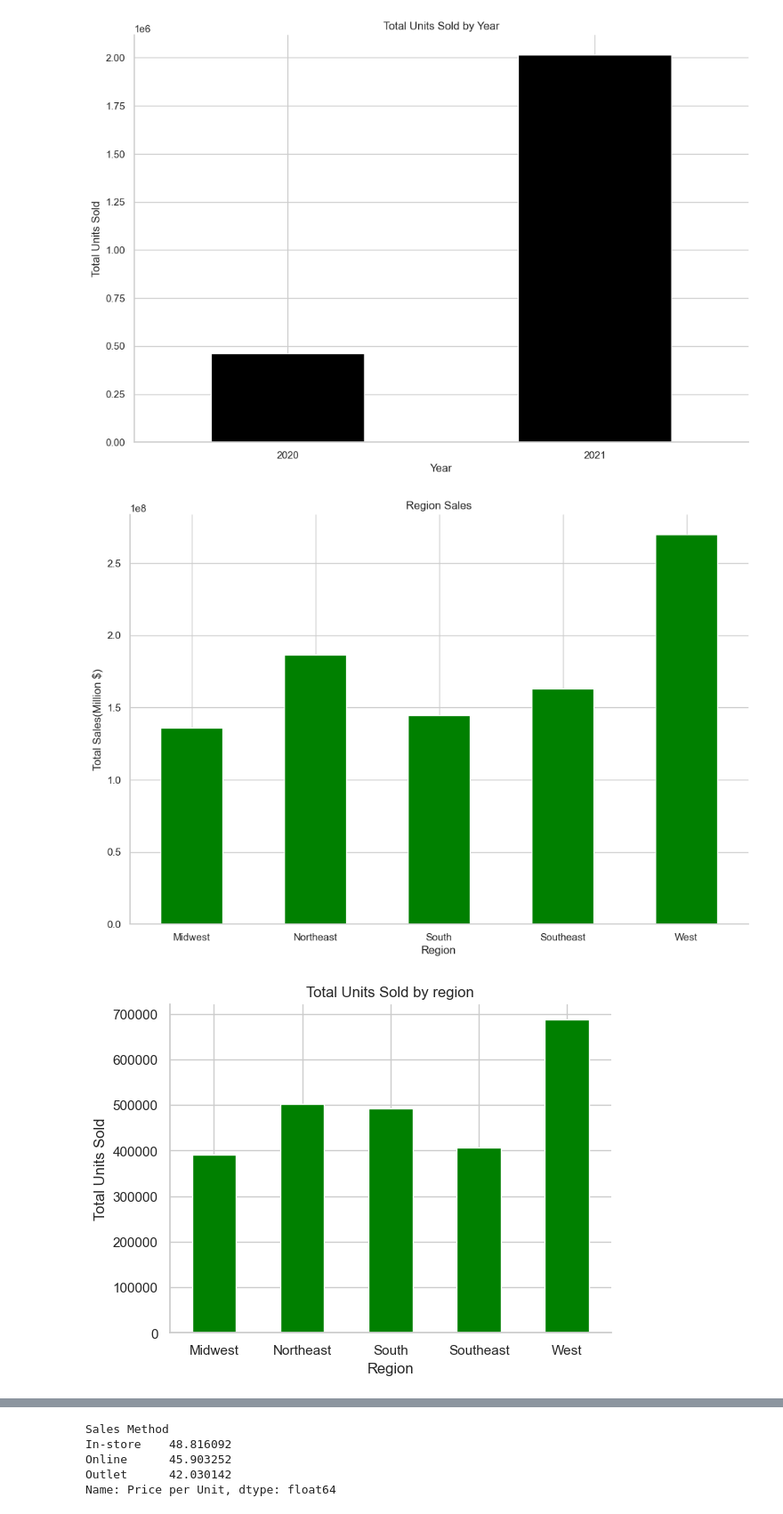
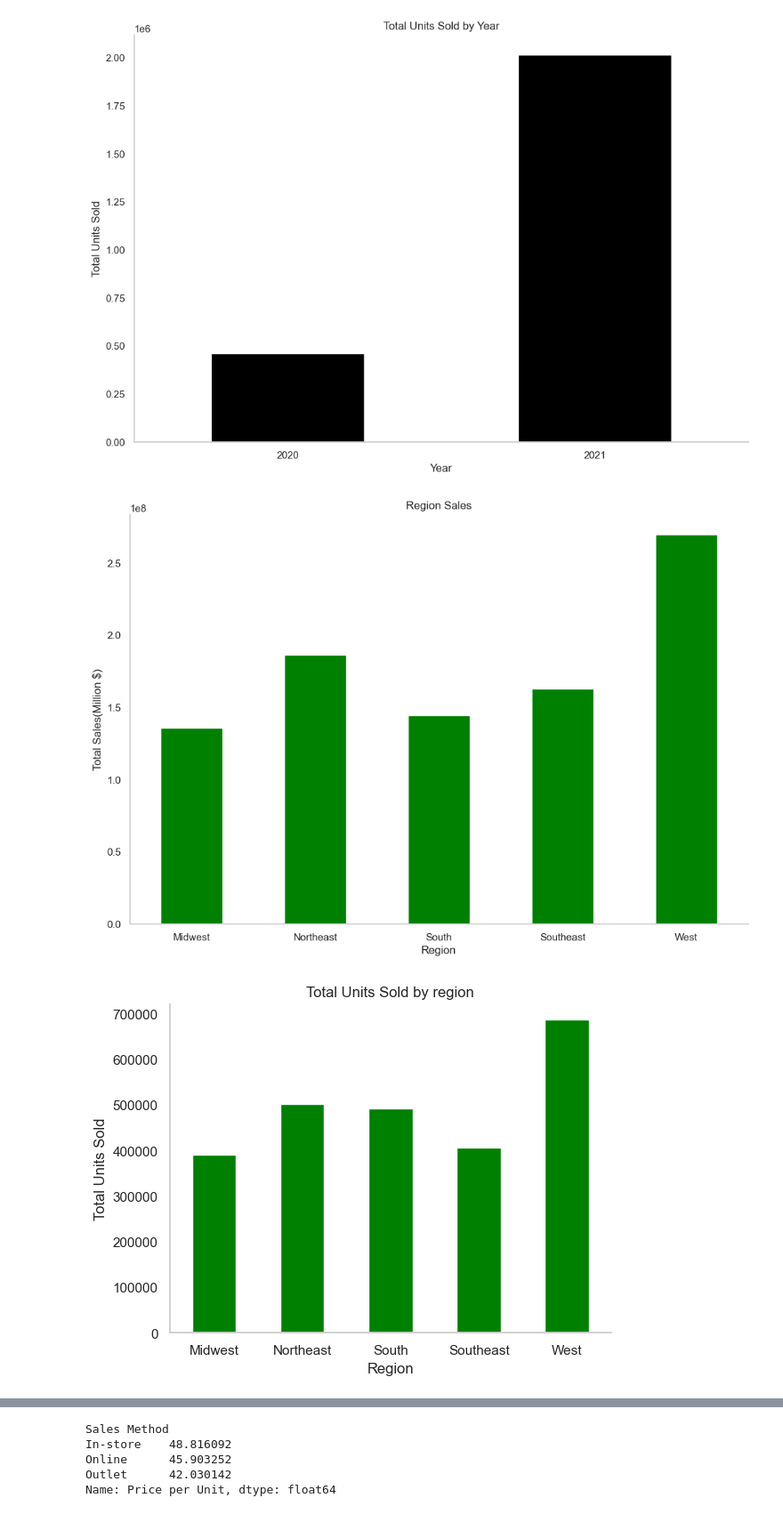
Before and after one commit to Murega14/adidas_analysis, a Jupyter notebook: adidas.ipynb, the cells around one changed output, grey strips where cells are left out. Shown at 89% size. Cells and saved outputs as stored; diff of their text form; code cells hidden in the pictures.

Commit message:
removed grid lines on plots

```diff
--- a/adidas.ipynb
+++ b/adidas.ipynb
@@ -432,34 +437,36 @@ region_sales = df.groupby('Region')['Total Sales'].sum()
 plt.figure(figsize=(12, 8))
 ax = region_sales.plot(kind='bar', color='green')
 ax.spines['top'].set_visible(False)
 ax.spines['right'].set_visible(False)
 #ax.spines['left'].set_visible(False)
 #ax.spines['bottom'].set_visible(False)
 plt.xticks(rotation=0)
 
 plt.title('Region Sales')
 plt.xlabel('Region')
 plt.ylabel('Total Sales(Million $)')
 ax.set_facecolor('white')
+plt.grid(False)
 plt.show()
 
 #visualizing units sold by region
 region_units = df.groupby('Region')['Units Sold'].sum()
 ab = region_units.plot(kind='bar', color='green')
 ab.spines['top'].set_visible(False)
 ab.spines['right'].set_visible(False)
 #ab.spines['left'].set_visible(False)
 #ab.spines['bottom'].set_visible(False)
 plt.xticks(rotation=0)
 
 plt.title('Total Units Sold by region')
 plt.xlabel('Region')
 plt.ylabel('Total Units Sold')
 ab.set_facecolor('white')
+plt.grid(False)
 plt.show()
 # %% [output]
 [figure]
-[figure, old version]
+[figure, new version]
 # %%
 #visualizing each retailers total sales
 
```
Also changed, not shown: parts of 6 cells of this notebook.
